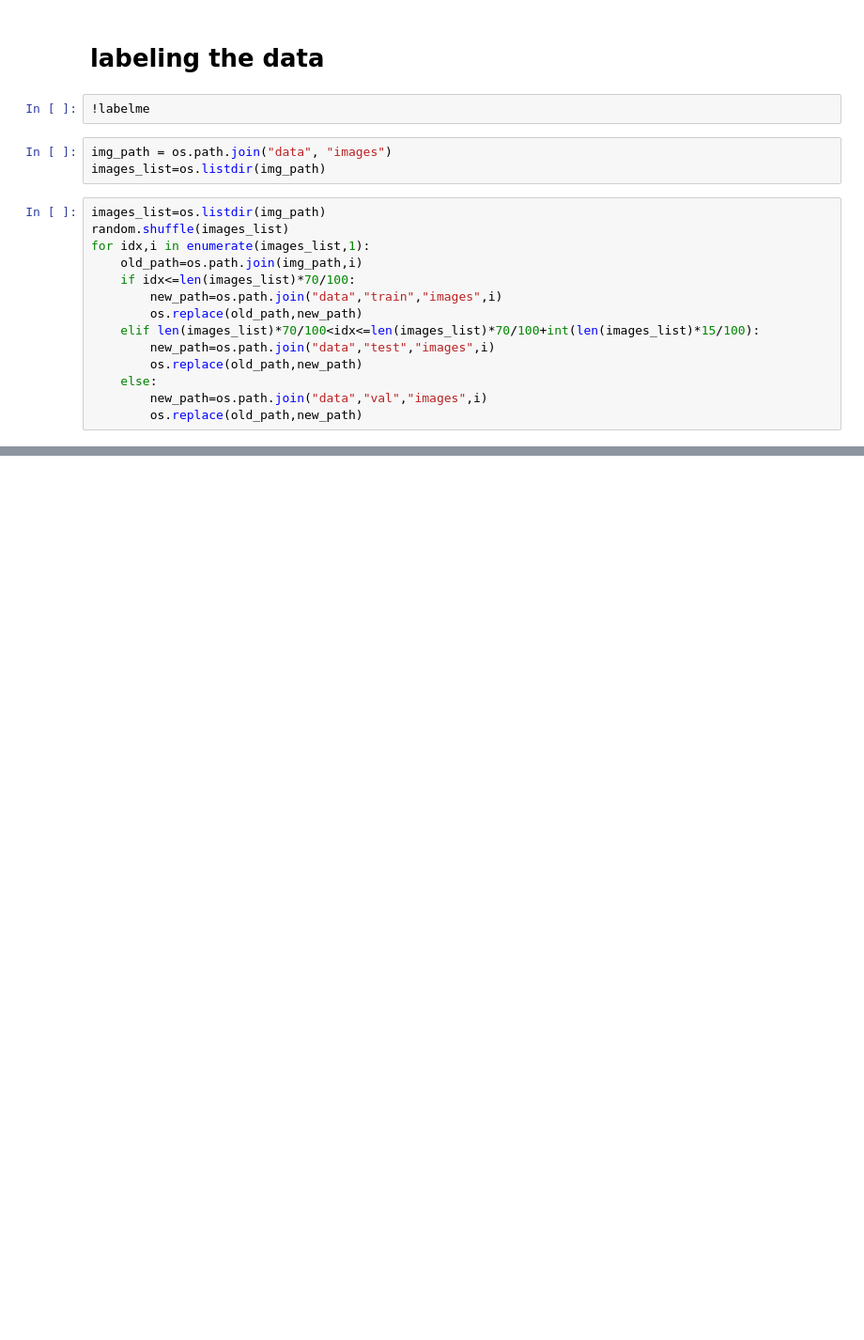
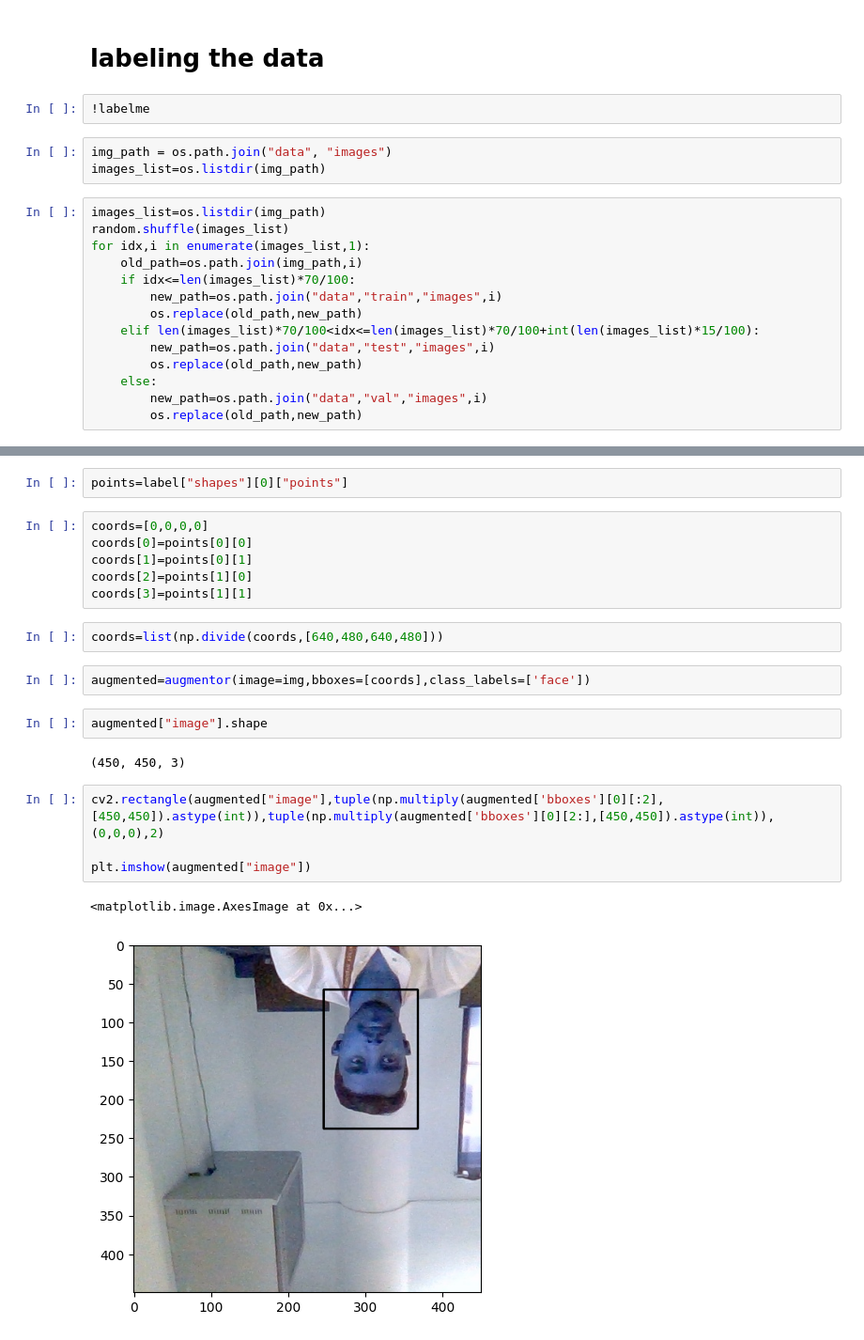
Before and after one commit to ravindra-pandey/facial_detection, a Jupyter notebook: data_preprocessing.ipynb, the cells around one changed output, grey strips where cells are left out. Shown at 94% size. Saved outputs shown, nothing was run; the diff lists cells and outputs as text; blank space fills up the shorter version.

```diff
--- a/data_preprocessing.ipynb
+++ b/data_preprocessing.ipynb
@@ -41,0 +77,23 @@ for idx,i in enumerate(images_list,1):
+# %%
+points=label["shapes"][0]["points"]
+# %%
+coords=[0,0,0,0]
+coords[0]=points[0][0]
+coords[1]=points[0][1]
+coords[2]=points[1][0]
+coords[3]=points[1][1]
+# %%
+coords=list(np.divide(coords,[640,480,640,480]))
+# %%
+augmented=augmentor(image=img,bboxes=[coords],class_labels=['face'])
+# %%
+augmented["image"].shape
+# %% [output]
+(450, 450, 3)
+# %%
+cv2.rectangle(augmented["image"],tuple(np.multiply(augmented['bboxes'][0][:2],[450,450]).astype(int)),tuple(np.multiply(augmented['bboxes'][0][2:],[450,450]).astype(int)),(0,0,0),2)
+
+plt.imshow(augmented["image"])
+# %% [output]
+<matplotlib.image.AxesImage at 0x...>
+[figure, added]
```
Also changed, not shown: parts of 18 cells of this notebook, 1 other file.
